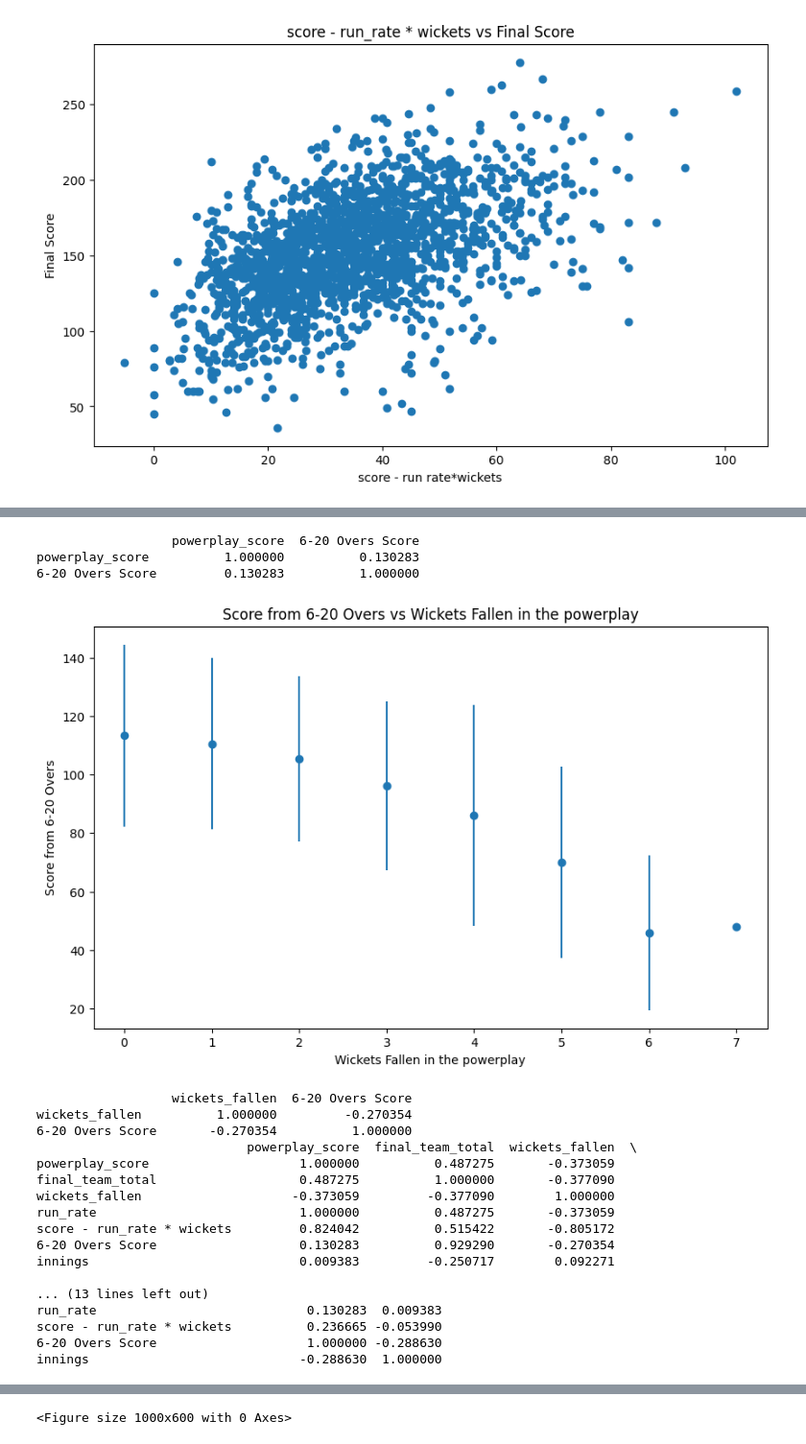
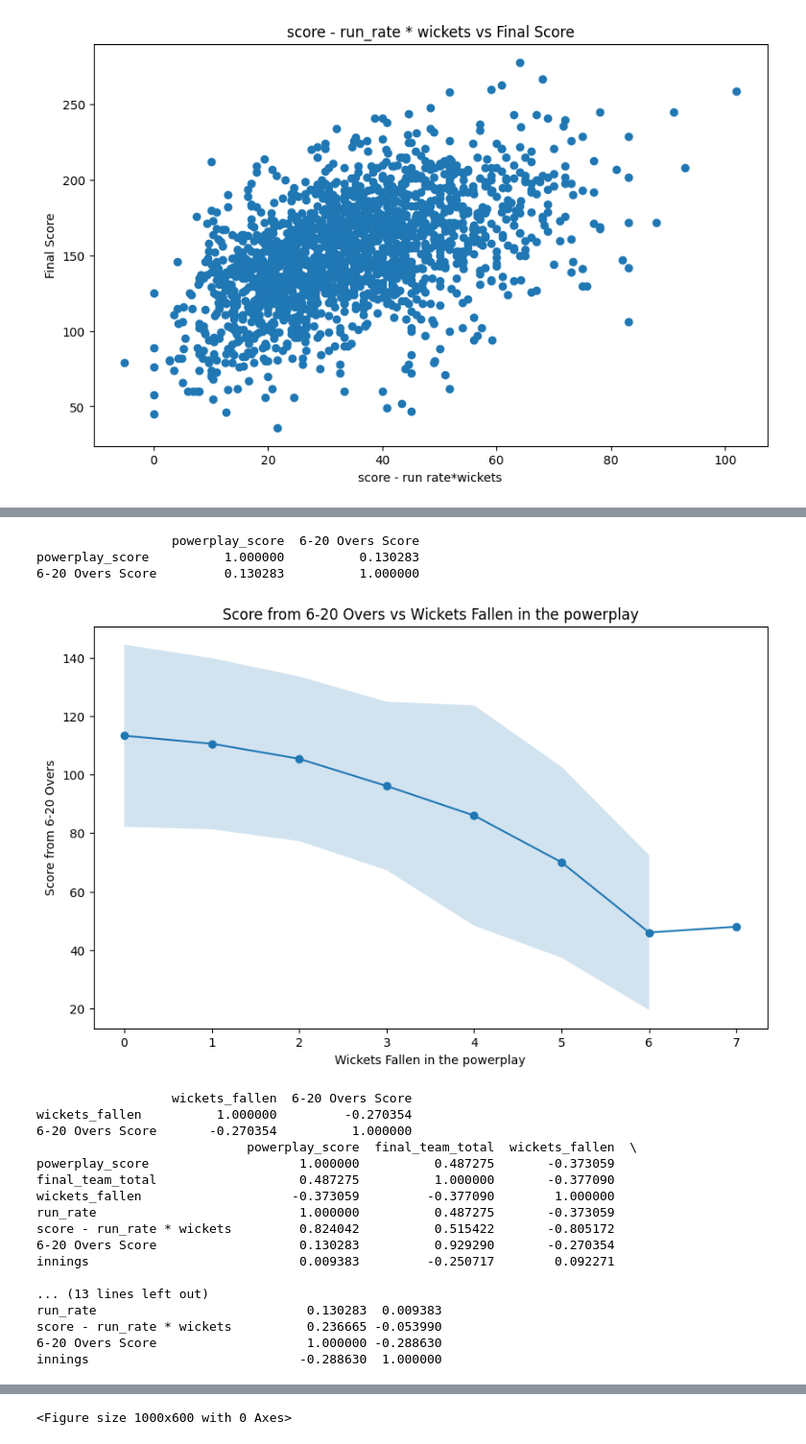
Before and after one commit to 19Kaumini/e19-co544-cricket-analytics-and-prediction, a Jupyter notebook: EDA/Powerplay.ipynb, the cells around one changed output, grey strips where cells are left out. Shown at 96% size. Saved outputs shown, nothing was run; the diff lists cells and outputs as text; code cells hidden in the pictures.

```diff
--- a/EDA/Powerplay.ipynb
+++ b/EDA/Powerplay.ipynb
@@ -137,36 +137,37 @@ plt.colorbar()
 plt.show()
 
 # check the correlation between the variables using the pearson correlation without the match_id, innnings and year columns
 print(powerplay_data[['powerplay_score', '6-20 Overs Score']].corr(method='pearson'))
 # The correlation between the powerplay score and the 6-20 overs score is 0.13
 
 # plot 6 - 20 over score vs number of wickets as error bars use grouping by wickets fallen
 gp = powerplay_data.groupby('wickets_fallen')
 wickets_fallen_means = gp['6-20 Overs Score'].mean()
-
+wickets_fallen_std = gp['6-20 Overs Score'].std()
 
 plt.figure(figsize=(10, 6))
-plt.errorbar(wickets_fallen_means.index, wickets_fallen_means, yerr=gp['6-20 Overs Score'].std(), fmt='o')
+plt.plot(wickets_fallen_means.index, wickets_fallen_means, '-o')
+plt.fill_between(wickets_fallen_means.index, wickets_fallen_means - wickets_fallen_std, wickets_fallen_means + wickets_fallen_std, alpha=0.2)
 plt.xlabel('Wickets Fallen in the powerplay')
 plt.ylabel('Score from 6-20 Overs')
 plt.title('Score from 6-20 Overs vs Wickets Fallen in the powerplay')
 plt.show()
 
 
 # check correlation between wickets fallen and 6-20 overs score
 print(powerplay_data[['wickets_fallen', '6-20 Overs Score']].corr(method='pearson'))
 
 # The correlation between the wickets fallen and the 6-20 overs score is -0.27
 
 
 # check the correlation between the variables using the pearson correlation without the match_id, innnings
 print(powerplay_data[['powerplay_score', 'final_team_total', 'wickets_fallen', 'run_rate', 'score - run_rate * wickets', '6-20 Overs Score', 'innings']].corr(method='pearson'))
 # %% [output]
 [figure]
                   powerplay_score  6-20 Overs Score
 powerplay_score          1.000000          0.130283
 6-20 Overs Score         0.130283          1.000000
-[figure, old version]
+[figure, new version]
                   wickets_fallen  6-20 Overs Score
 wickets_fallen          1.000000         -0.270354
 6-20 Overs Score       -0.270354          1.000000
```
Also changed, not shown: 3 other files.
